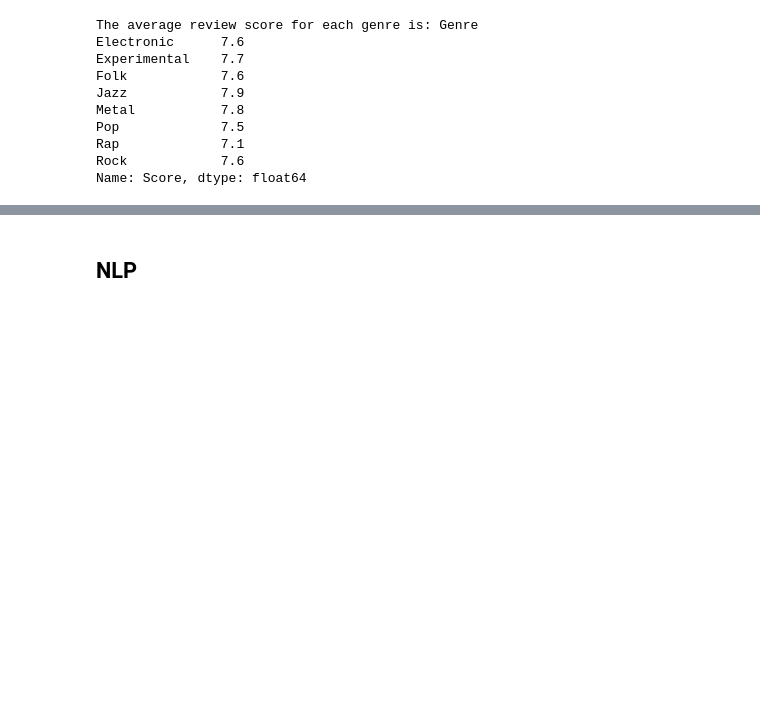
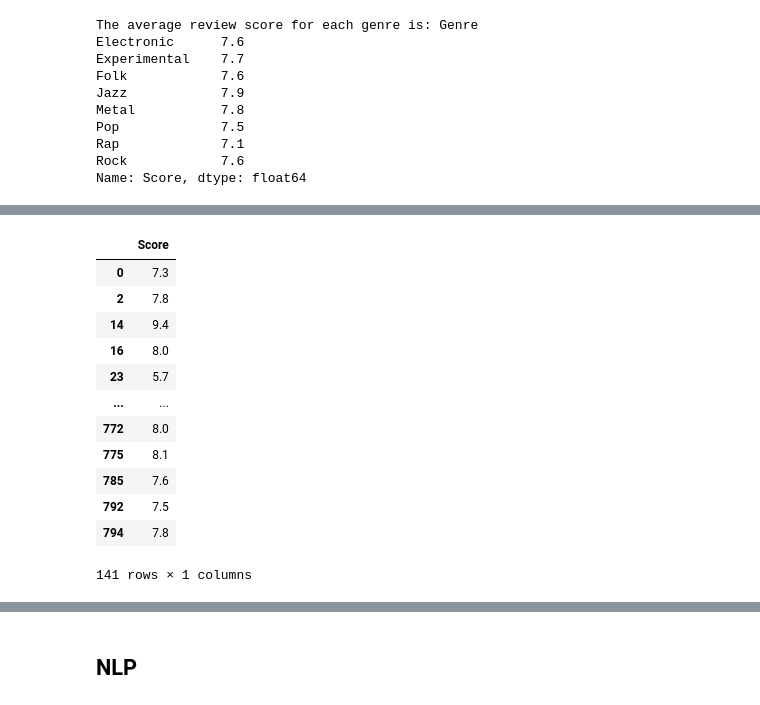
Before and after one commit to fluxequalsrad/pitchfork-reviews, a Jupyter notebook: Pitchfork Review Data.ipynb, the cells around one changed output, grey strips where cells are left out. Drawn from its saved outputs; the diff is of its cells as text; code cells hidden in the pictures; blank space fills up the shorter version.

```diff
--- a/Pitchfork Review Data.ipynb
+++ b/Pitchfork Review Data.ipynb
@@ -270,3 +259,19 @@ fig.update_layout(yaxis_title_text='Count')
 fig.show()
 # %% [output]
 [interactive output not drawn]
+# %%
+electronic_score
+# %% [output]
+|  | Score |
+| 0 | 7.3 |
+| 2 | 7.8 |
+| 14 | 9.4 |
+| 16 | 8.0 |
+| 23 | 5.7 |
+| ... | ... |
+| 772 | 8.0 |
+| 775 | 8.1 |
+| 785 | 7.6 |
+| 792 | 7.5 |
+| 794 | 7.8 |
+141 rows × 1 columns
```
Also changed, not shown: parts of 16 cells of this notebook.
